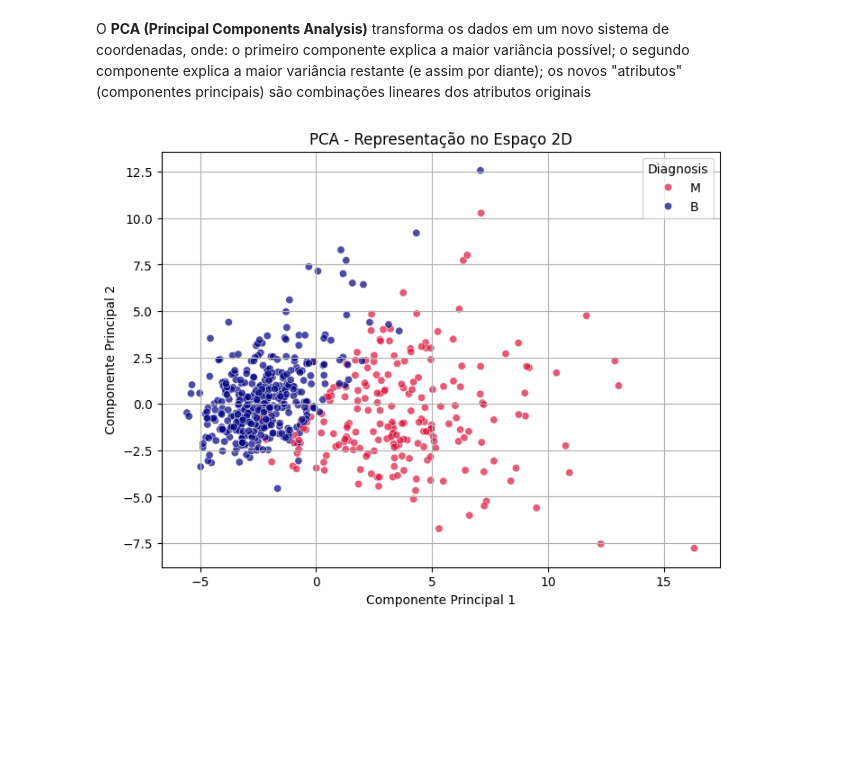
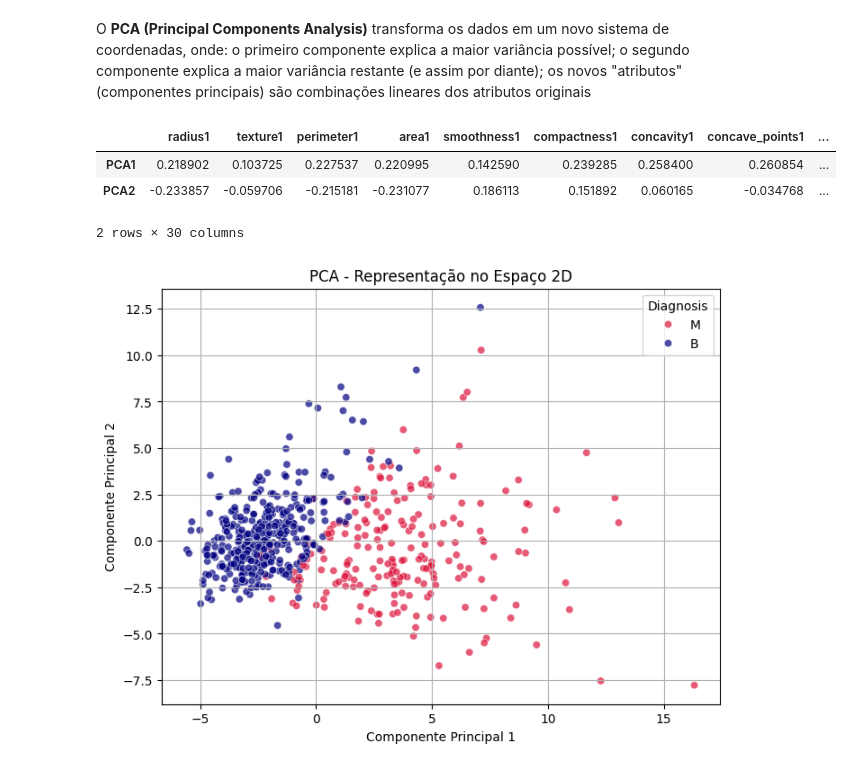
Before and after one commit to hevertonreis-hsrn/ENGG67_IAM, a Jupyter notebook: IAM_AVA01_GiovaneSantana_HevertonReis.ipynb, the cells around one changed output. Drawn from its saved outputs; the diff is of its cells as text; code cells hidden in the pictures; blank space fills up the shorter version.

```diff
--- a/IAM_AVA01_GiovaneSantana_HevertonReis.ipynb
+++ b/IAM_AVA01_GiovaneSantana_HevertonReis.ipynb
@@ -1377,11 +1386,25 @@ O **PCA (Principal Components Analysis)** transforma os dados em um novo sistema
 # %%
 # Aplica PCA nos dados já padronizados
 pca = PCA(n_components=2)
 X_pca = pca.fit_transform(X_scaled_df)
 
 # Converte para DataFrame
 df_pca = pd.DataFrame(X_pca, columns=["PCA1", "PCA2"])
 df_pca["Diagnosis"] = dt["Diagnosis"].values # Reanexa as classes
+
+# Mostrar os "pesos" dos atributos em cada componente
+pca_components = pd.DataFrame(
+    pca.components_,
+    columns=X_scaled_df.columns,
+    index=["PCA1", "PCA2"]
+)
+
+pca_components
+# %% [output]
+|  | radius1 | texture1 | perimeter1 | area1 | smoothness1 | compactness1 | concavity1 | concave_points1 | ... |
+| PCA1 | 0.218902 | 0.103725 | 0.227537 | 0.220995 | 0.142590 | 0.239285 | 0.258400 | 0.260854 | ... |
+| PCA2 | -0.233857 | -0.059706 | -0.215181 | -0.231077 | 0.186113 | 0.151892 | 0.060165 | -0.034768 | ... |
+2 rows × 30 columns
 # %%
 # Plotagem dos dois primeiros componentes principais
 plt.figure(figsize=(8, 6))
```
Also changed, not shown: parts of 21 cells of this notebook.
